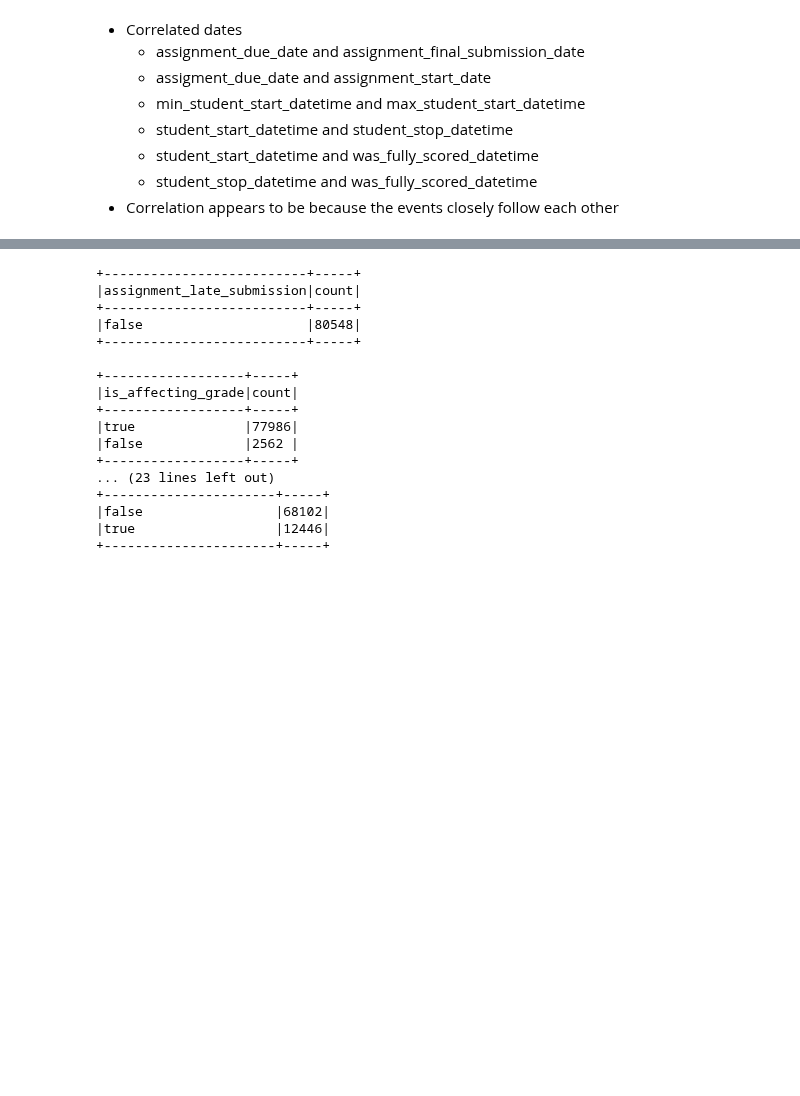
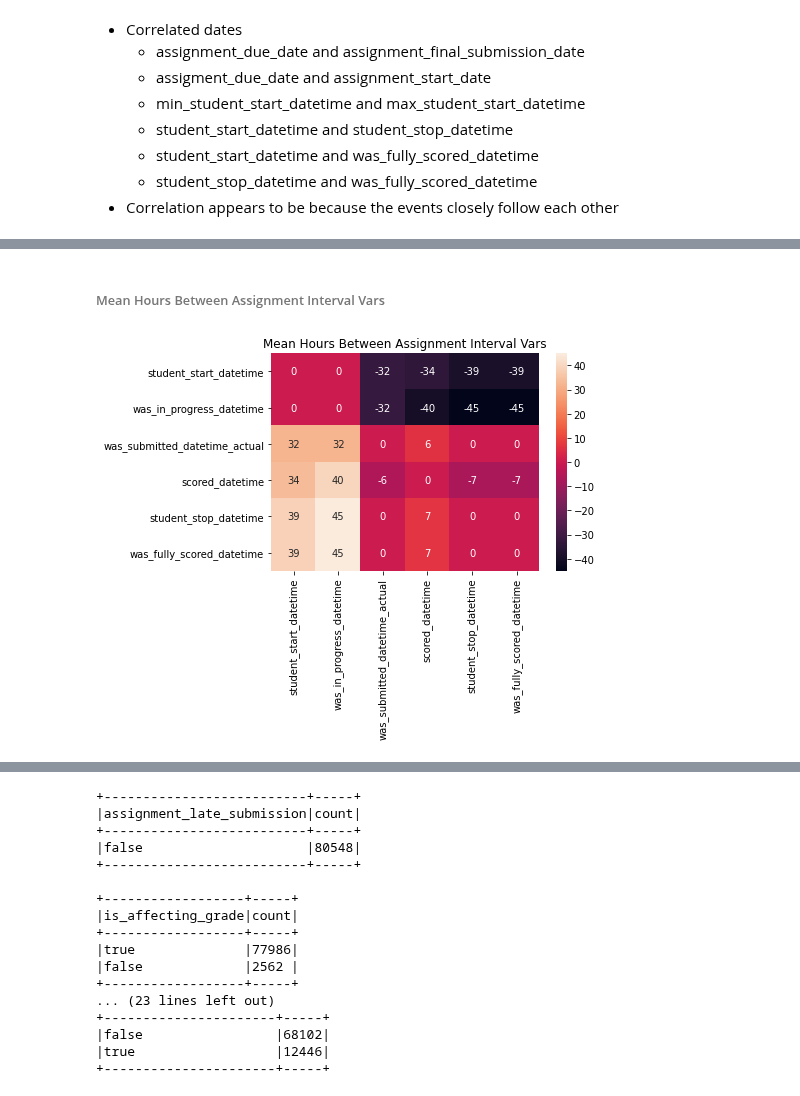
Before and after one commit to dlhinkley/c772-capstone-project, a Jupyter notebook: juniper/summary/descriptive-statistics.ipynb, the cells around one changed output, grey strips where cells are left out. Cells and saved outputs as stored; diff of their text form; code cells hidden in the pictures; blank space fills up the shorter version.

```diff
--- a/juniper/summary/descriptive-statistics.ipynb
+++ b/juniper/summary/descriptive-statistics.ipynb
@@ -339,0 +396,15 @@ corr, ax = associations( dfFlt.select(* (F.unix_timestamp(c).alias(c) for c in t
+# %% [markdown]
+###### Mean Hours Between Assignment Interval Vars
+# %%
+# assignIntVars = [i for i in allIntVars if i not in cats['assignmentVars']]
+assignIntVars = [
+'student_start_datetime',
+'was_in_progress_datetime',
+'was_submitted_datetime_actual',
+'scored_datetime',
+'student_stop_datetime',
+'was_fully_scored_datetime',
+]
+date_diff_map(sampDf.select(assignIntVars).toPandas(), "Mean Hours Between Assignment Interval Vars", 'h')
+# %% [output]
+[figure, added]
```
Also changed, not shown: parts of 29 cells of this notebook, 11 other files.
